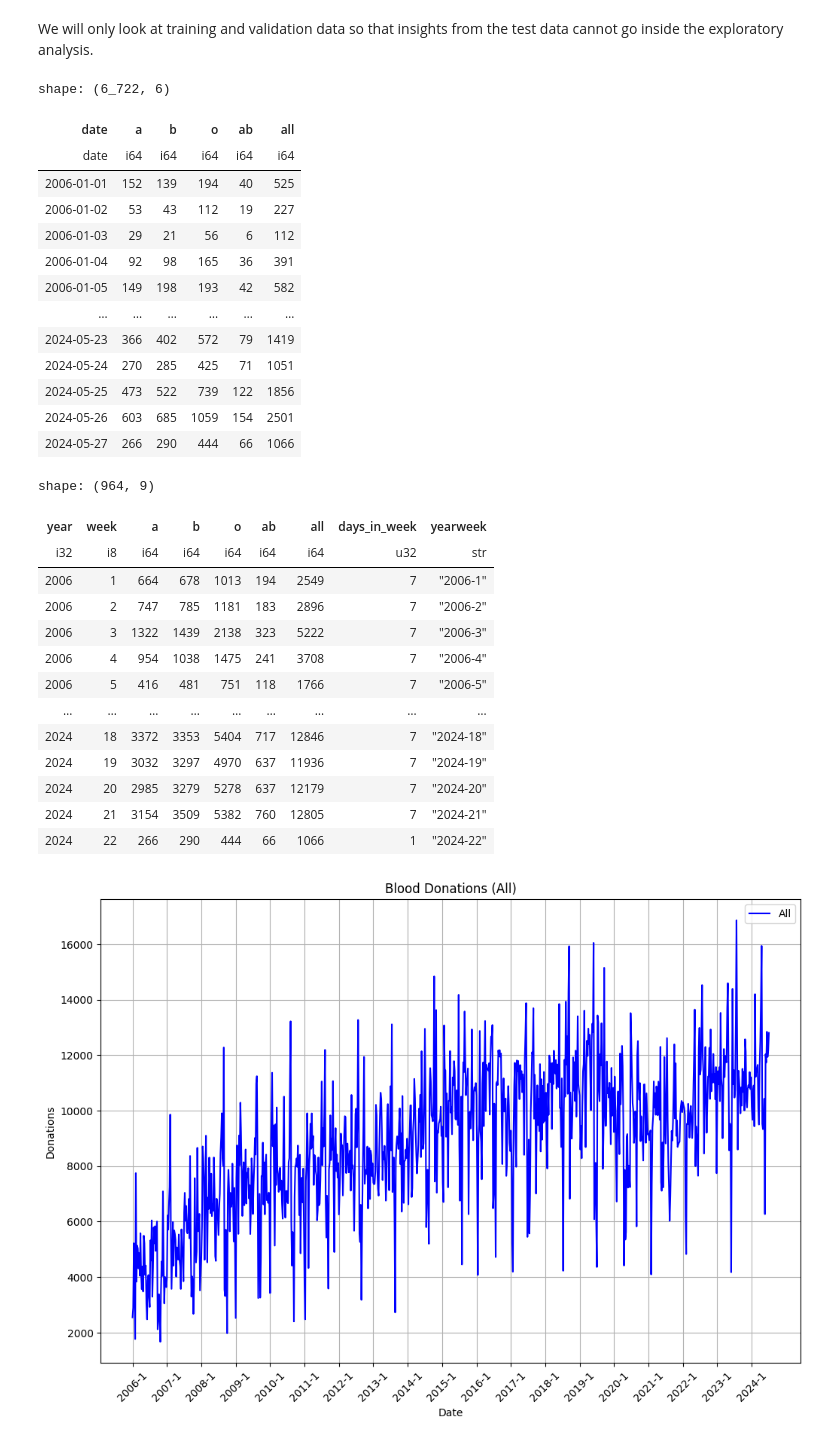
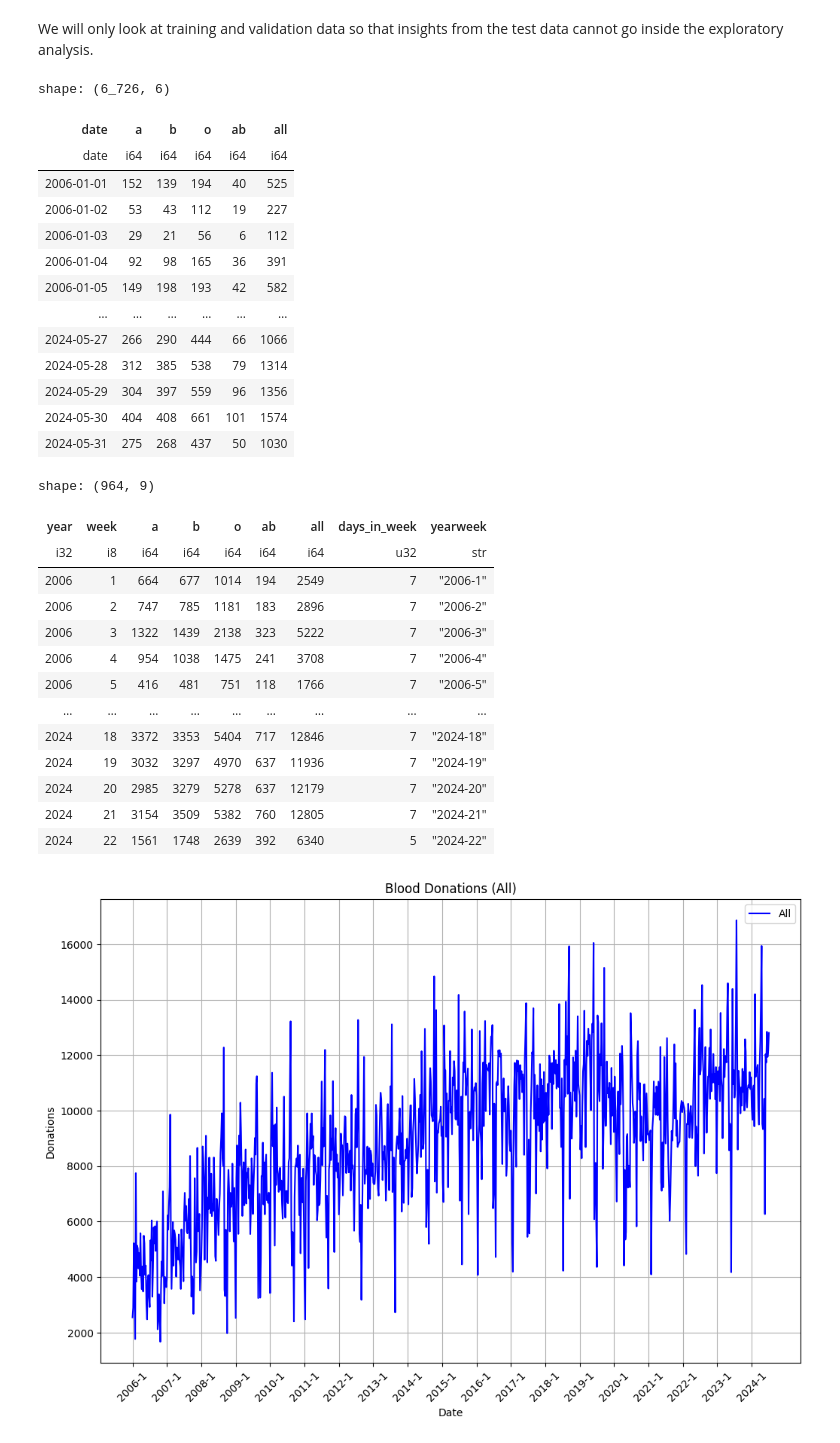
Before and after one commit to jasperschroeder/MalaysiaBloodDonations, a Jupyter notebook: 1_Exploratory_Data_Analysis.ipynb, the cells around one changed output. Cells and saved outputs as stored; diff of their text form; code cells hidden in the pictures.

```diff
--- a/1_Exploratory_Data_Analysis.ipynb
+++ b/1_Exploratory_Data_Analysis.ipynb
@@ -150,26 +152,26 @@ shape: (7_076, 6)
 # %% [markdown]
 We will only look at training and validation data so that insights from the test data cannot go inside the exploratory analysis.
 # %%
-df_all = df_all[:int(df_all.height * (constants.TRAIN_FRAC + constants.VAL_FRAC))]
-df_all
+df_exp = df_all[:int(df_all.height * (constants.TRAIN_FRAC + constants.VAL_FRAC))]
+df_exp
 # %% [output]
-shape: (6_722, 6)
+shape: (6_726, 6)
 | date | a | b | o | ab | all |
 | date | i64 | i64 | i64 | i64 | i64 |
 | 2006-01-01 | 152 | 139 | 194 | 40 | 525 |
 | 2006-01-02 | 53 | 43 | 112 | 19 | 227 |
 | 2006-01-03 | 29 | 21 | 56 | 6 | 112 |
 | 2006-01-04 | 92 | 98 | 165 | 36 | 391 |
 | 2006-01-05 | 149 | 198 | 193 | 42 | 582 |
 | … | … | … | … | … | … |
-| 2024-05-23 | 366 | 402 | 572 | 79 | 1419 |
-| 2024-05-24 | 270 | 285 | 425 | 71 | 1051 |
-| 2024-05-25 | 473 | 522 | 739 | 122 | 1856 |
-| 2024-05-26 | 603 | 685 | 1059 | 154 | 2501 |
 | 2024-05-27 | 266 | 290 | 444 | 66 | 1066 |
+| 2024-05-28 | 312 | 385 | 538 | 79 | 1314 |
+| 2024-05-29 | 304 | 397 | 559 | 96 | 1356 |
+| 2024-05-30 | 404 | 408 | 661 | 101 | 1574 |
+| 2024-05-31 | 275 | 268 | 437 | 50 | 1030 |
 # %%
 df_weekly = (
-    df_all
+    df_exp
     .with_columns(
         [
             pl.col('date').dt.week().alias('week'),
@@ -193,7 +195,7 @@ df_weekly
 shape: (964, 9)
 | year | week | a | b | o | ab | all | days_in_week | yearweek |
 | i32 | i8 | i64 | i64 | i64 | i64 | i64 | u32 | str |
-| 2006 | 1 | 664 | 678 | 1013 | 194 | 2549 | 7 | "2006-1" |
+| 2006 | 1 | 664 | 677 | 1014 | 194 | 2549 | 7 | "2006-1" |
 | 2006 | 2 | 747 | 785 | 1181 | 183 | 2896 | 7 | "2006-2" |
 | 2006 | 3 | 1322 | 1439 | 2138 | 323 | 5222 | 7 | "2006-3" |
 | 2006 | 4 | 954 | 1038 | 1475 | 241 | 3708 | 7 | "2006-4" |
@@ -203,7 +205,7 @@ shape: (964, 9)
 | 2024 | 19 | 3032 | 3297 | 4970 | 637 | 11936 | 7 | "2024-19" |
 | 2024 | 20 | 2985 | 3279 | 5278 | 637 | 12179 | 7 | "2024-20" |
 | 2024 | 21 | 3154 | 3509 | 5382 | 760 | 12805 | 7 | "2024-21" |
-| 2024 | 22 | 266 | 290 | 444 | 66 | 1066 | 1 | "2024-22" |
+| 2024 | 22 | 1561 | 1748 | 2639 | 392 | 6340 | 5 | "2024-22" |
 # %%
 # We remove last week since it only holds 1 day
 df_weekly = df_weekly[:-1].drop('days_in_week')
```
Also changed, not shown: parts of 18 cells of this notebook, 1 other file.
